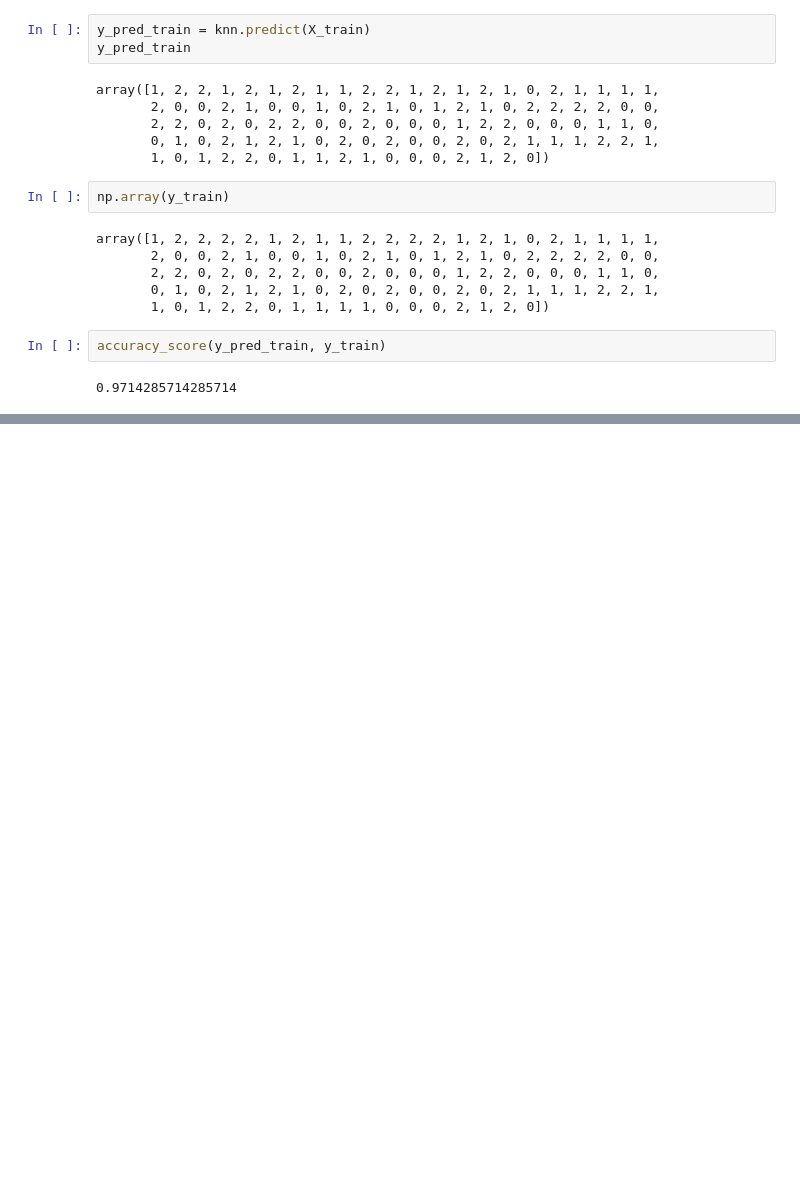
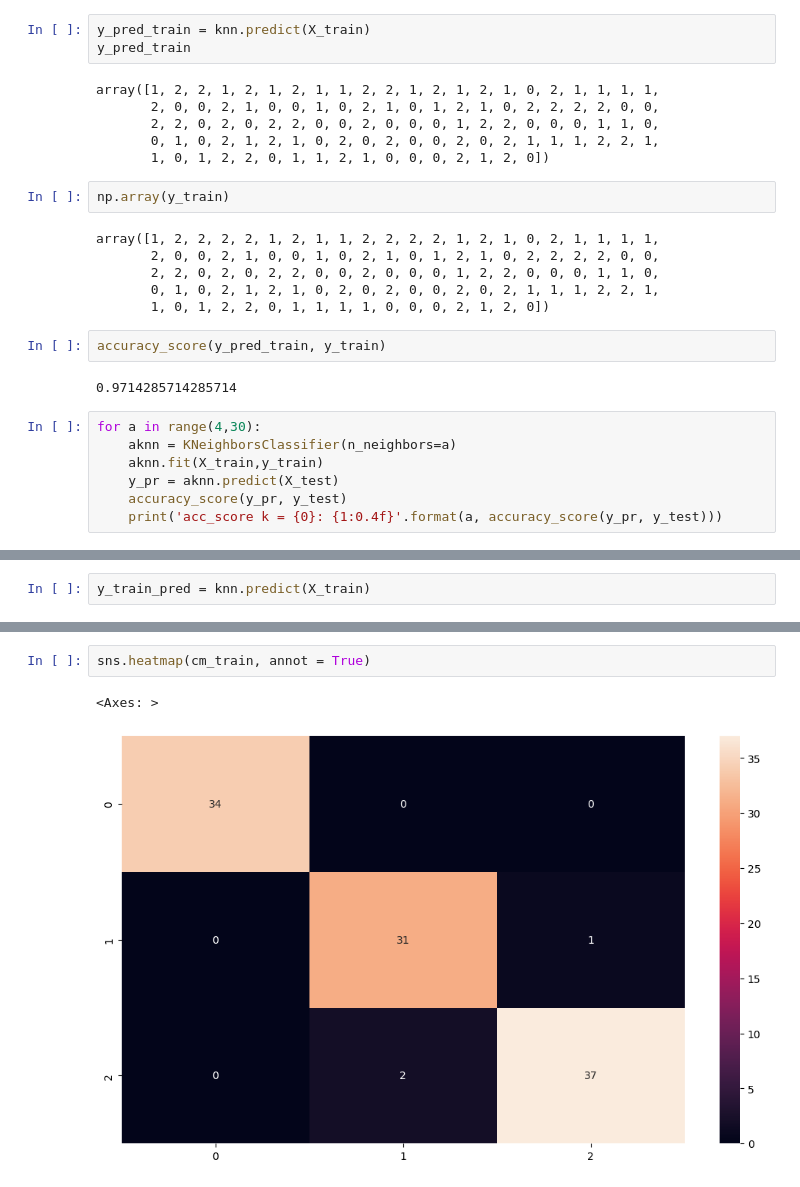
Before and after one commit to Zikarakus/FromWork, a Jupyter notebook: KNN lerning.ipynb, the cells around one changed output, grey strips where cells are left out. Drawn from its saved outputs; the diff is of its cells as text; blank space fills up the shorter version.

```diff
--- a/KNN lerning.ipynb
+++ b/KNN lerning.ipynb
@@ -235,3 +235,10 @@ array([1, 2, 2, 2, 2, 1, 2, 1, 1, 2, 2, 2, 2, 1, 2, 1, 0, 2, 1, 1, 1, 1,
 accuracy_score(y_pred_train, y_train)
 # %% [output]
 0.9714285714285714
+# %%
+for a in range(4,30):
+    aknn = KNeighborsClassifier(n_neighbors=a)
+    aknn.fit(X_train,y_train)
+    y_pr = aknn.predict(X_test)
+    accuracy_score(y_pr, y_test)
+    print('acc_score k = {0}: {1:0.4f}'.format(a, accuracy_score(y_pr, y_test)))
@@ -237,0 +286,2 @@ accuracy_score(y_pred_train, y_train)
+# %%
+y_train_pred = knn.predict(X_train)
@@ -237,0 +315,5 @@ accuracy_score(y_pred_train, y_train)
+# %%
+sns.heatmap(cm_train, annot = True)
+# %% [output]
+<Axes: >
+[figure, added]
```
Also changed, not shown: parts of 13 cells of this notebook.
